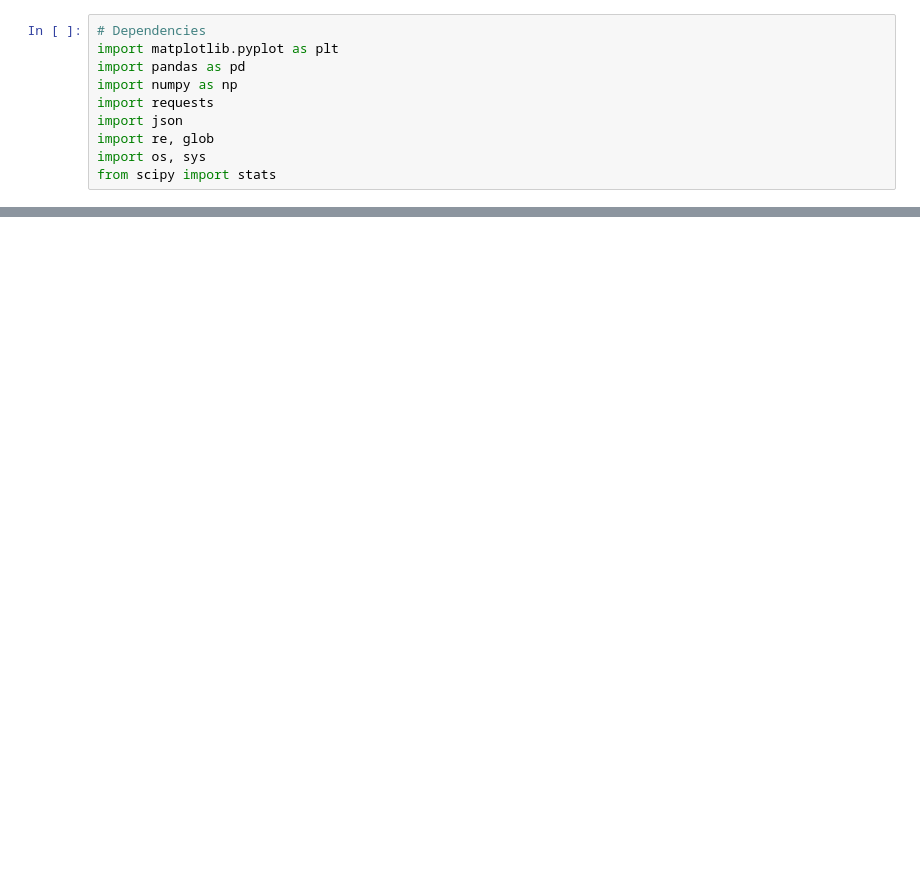
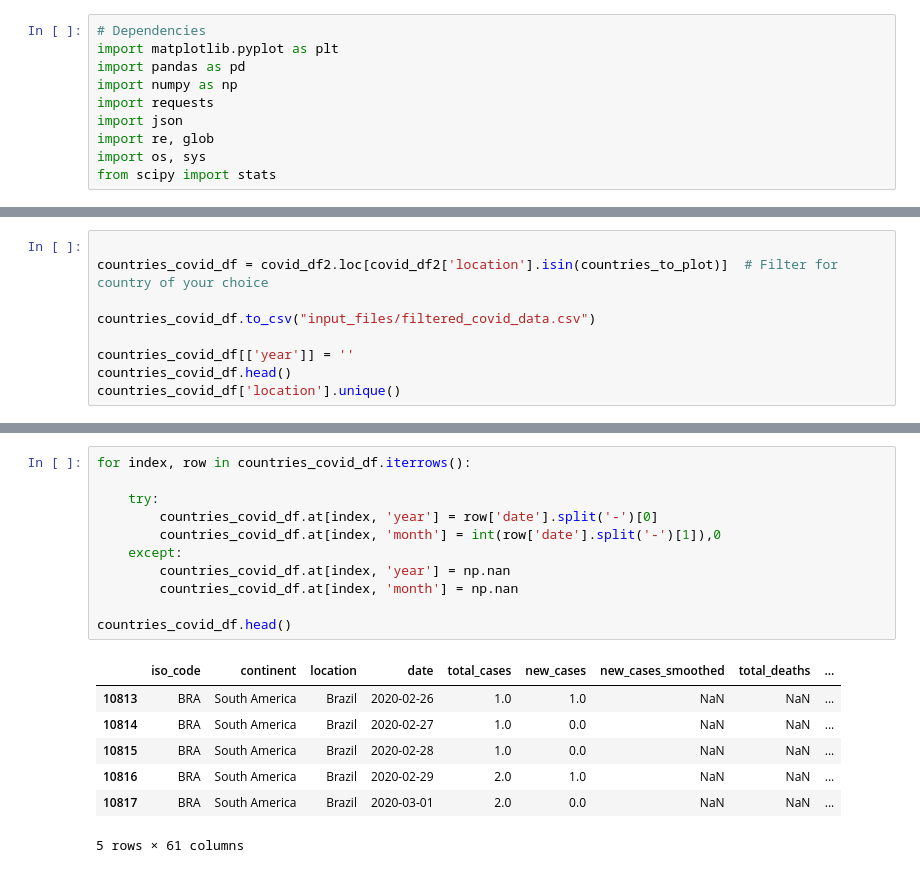
Before and after one commit to verocastillo/data-project-1, a Jupyter notebook: unified_plot/unified_plot.ipynb, the cells around one changed output, grey strips where cells are left out. Drawn from its saved outputs; the diff is of its cells as text; blank space fills up the shorter version.

```diff
--- a/unified_plot/unified_plot.ipynb
+++ b/unified_plot/unified_plot.ipynb
@@ -271,0 +217,9 @@ plt.show()
+# %%
+
+countries_covid_df = covid_df2.loc[covid_df2['location'].isin(countries_to_plot)]  # Filter for country of your choice
+
+countries_covid_df.to_csv("input_files/filtered_covid_data.csv")
+
+countries_covid_df[['year']] = ''
+countries_covid_df.head()
+countries_covid_df['location'].unique()
@@ -271,0 +244,19 @@ plt.show()
+# %%
+for index, row in countries_covid_df.iterrows():
+
+    try:
+        countries_covid_df.at[index, 'year'] = row['date'].split('-')[0]
+        countries_covid_df.at[index, 'month'] = int(row['date'].split('-')[1]),0
+    except:
+        countries_covid_df.at[index, 'year'] = np.nan
+        countries_covid_df.at[index, 'month'] = np.nan
+
+countries_covid_df.head()
+# %% [output]
+|  | iso_code | continent | location | date | total_cases | new_cases | new_cases_smoothed | total_deaths | ... |
+| 10813 | BRA | South America | Brazil | 2020-02-26 | 1.0 | 1.0 | NaN | NaN | ... |
+| 10814 | BRA | South America | Brazil | 2020-02-27 | 1.0 | 0.0 | NaN | NaN | ... |
+| 10815 | BRA | South America | Brazil | 2020-02-28 | 1.0 | 0.0 | NaN | NaN | ... |
+| 10816 | BRA | South America | Brazil | 2020-02-29 | 2.0 | 1.0 | NaN | NaN | ... |
+| 10817 | BRA | South America | Brazil | 2020-03-01 | 2.0 | 0.0 | NaN | NaN | ... |
+5 rows × 61 columns
```
Also changed, not shown: parts of 14 cells of this notebook, 24 other files.
